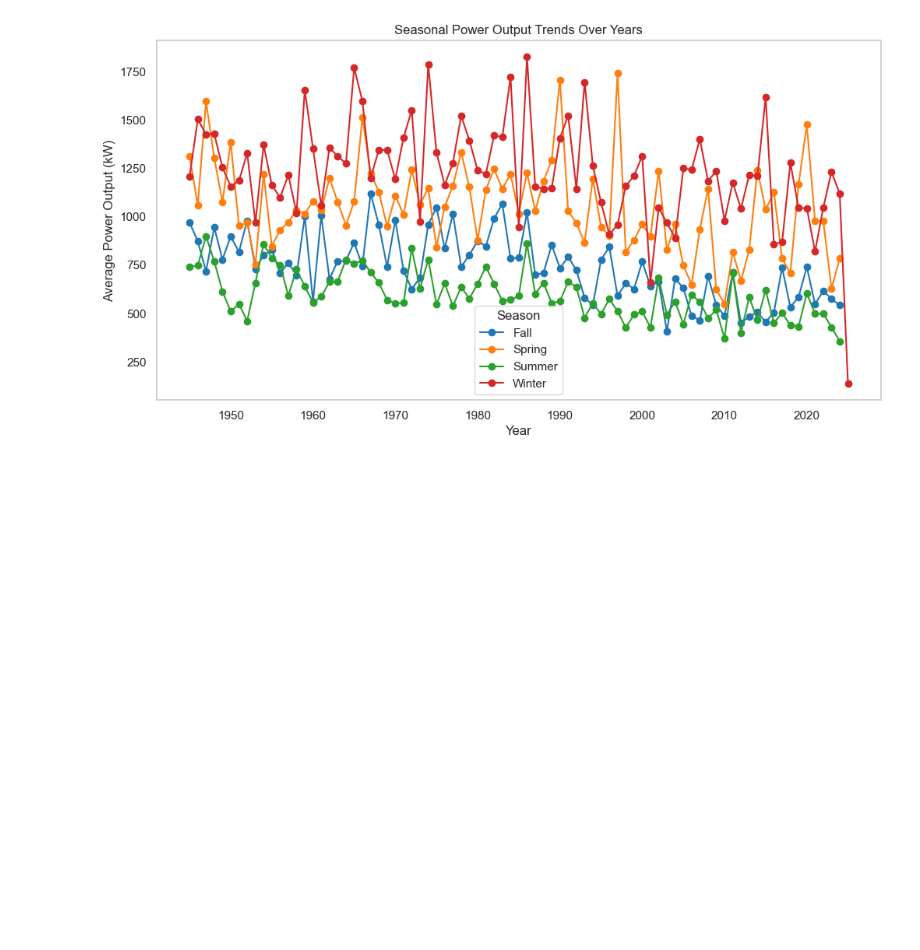
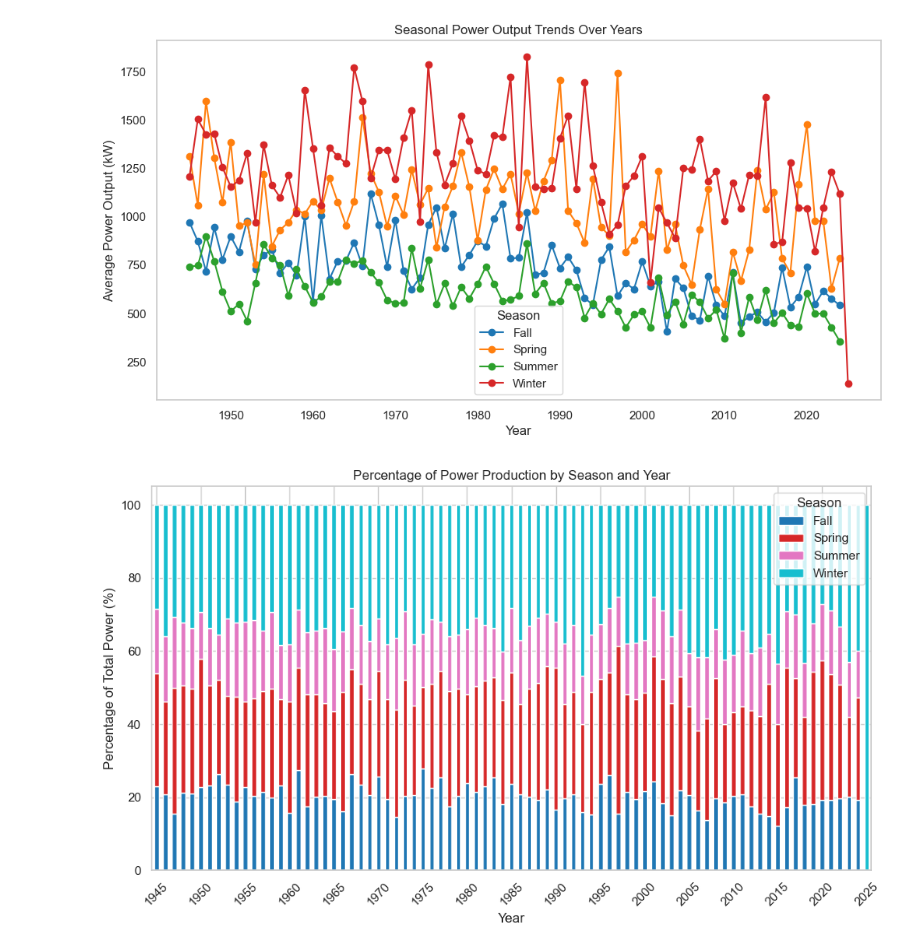
Before and after one commit to ermelinda-q/PFDA, a Jupyter notebook: project/project.ipynb, the cells around one changed output. Drawn from its saved outputs; the diff is of its cells as text; code cells hidden in the pictures; blank space fills up the shorter version.

```diff
--- a/project/project.ipynb
+++ b/project/project.ipynb
@@ -632,3 +631,30 @@ plt.grid()
 plt.show()
 # %% [output]
 [figure]
+# %%
+# Calculating the total power production for each year
+total_power_by_year = seasonal_trends.sum(axis=1)
+
+# Calculating the percentage of power production for each season
+percentage_by_season = seasonal_trends.div(total_power_by_year, axis=0) * 100
+
+# Plotting the data
+ax = percentage_by_season.plot(kind='bar', stacked=True, figsize=(10, 6), cmap='tab10')
+ax.set_title('Percentage of Power Production by Season and Year')
+ax.set_xlabel('Year')
+ax.set_ylabel('Percentage of Total Power (%)')
+ax.legend(title='Season')
+
+# Customize x-axis to display every 5th year
+years = percentage_by_season.index
+tick_positions = range(0, len(years), 5)  # Every 5th year
+tick_labels = years[tick_positions]  # Corresponding year labels
+
+# Set x-axis ticks and labels
+ax.set_xticks(tick_positions)
+ax.set_xticklabels(tick_labels, rotation=45)
+
+plt.tight_layout()
+plt.show()
+# %% [output]
+[figure, added]
```
Also changed, not shown: parts of 11 cells of this notebook, 1 other file.
